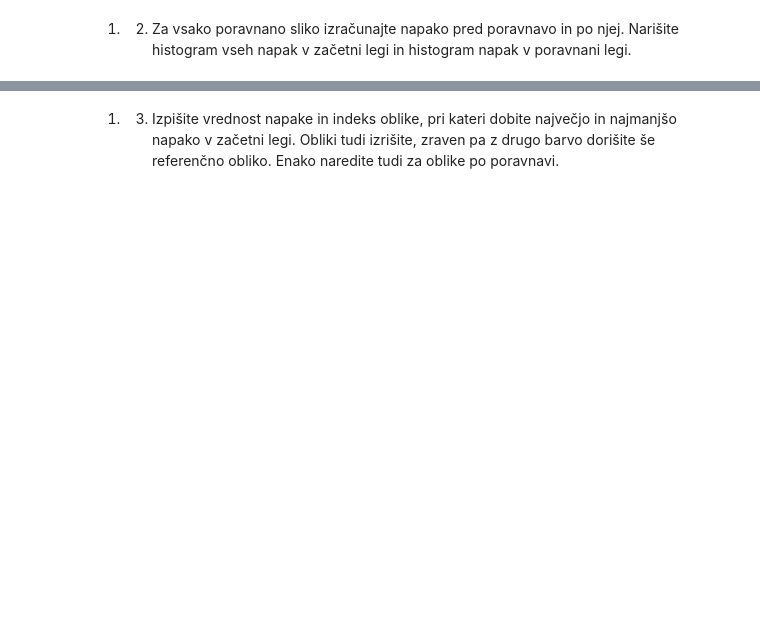
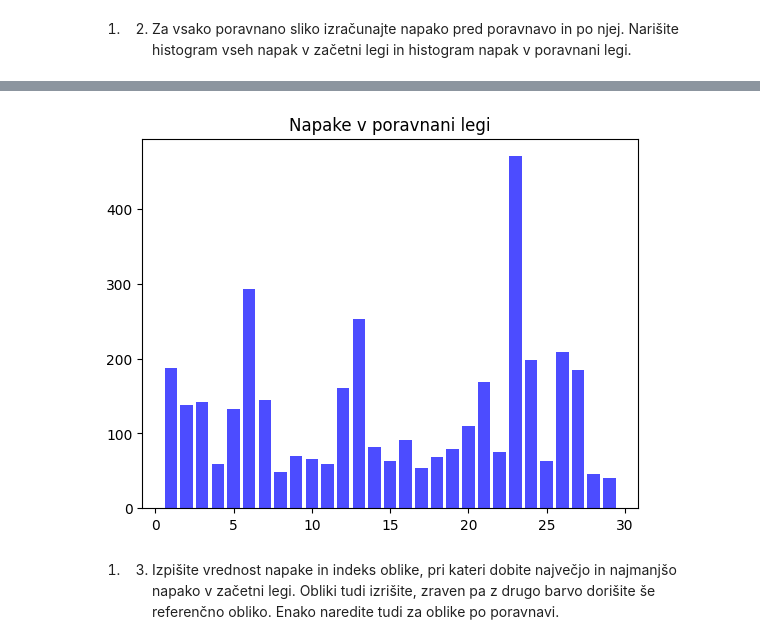
Before and after one commit to anamahau/Vaje_robotski_vid, a Jupyter notebook: 05_geometrijske_preslikave_in_poravnava_oblik/Vaja05_Geometrijske_preslikave_in_poravnava_oblik/Vaja05-domaca_naloga.ipynb, the cells around one changed output, grey strips where cells are left out. Cells and saved outputs as stored; diff of their text form; code cells hidden in the pictures; blank space fills up the shorter version.

```diff
--- a/05_geometrijske_preslikave_in_poravnava_oblik/Vaja05_Geometrijske_preslikave_in_poravnava_oblik/Vaja05-domaca_naloga.ipynb
+++ b/05_geometrijske_preslikave_in_poravnava_oblik/Vaja05_Geometrijske_preslikave_in_poravnava_oblik/Vaja05-domaca_naloga.ipynb
@@ -35,2 +172,9 @@ print(letala[1][0])
+# %%
+indexes = list(range(1, len(err_1) + 1))
+plt.bar(indexes, err_2, color='b', alpha=0.7)
+plt.title("Napake v poravnani legi")
+plt.show()
+# %% [output]
+[figure, added]
 # %% [markdown]
 1. 3. Izpišite vrednost napake in indeks oblike, pri kateri dobite največjo in najmanjšo napako v začetni legi. Obliki tudi izrišite, zraven pa z drugo barvo dorišite še referenčno obliko. Enako naredite tudi za oblike po poravnavi.
```
Also changed, not shown: parts of 26 cells of this notebook, 3 other files.
